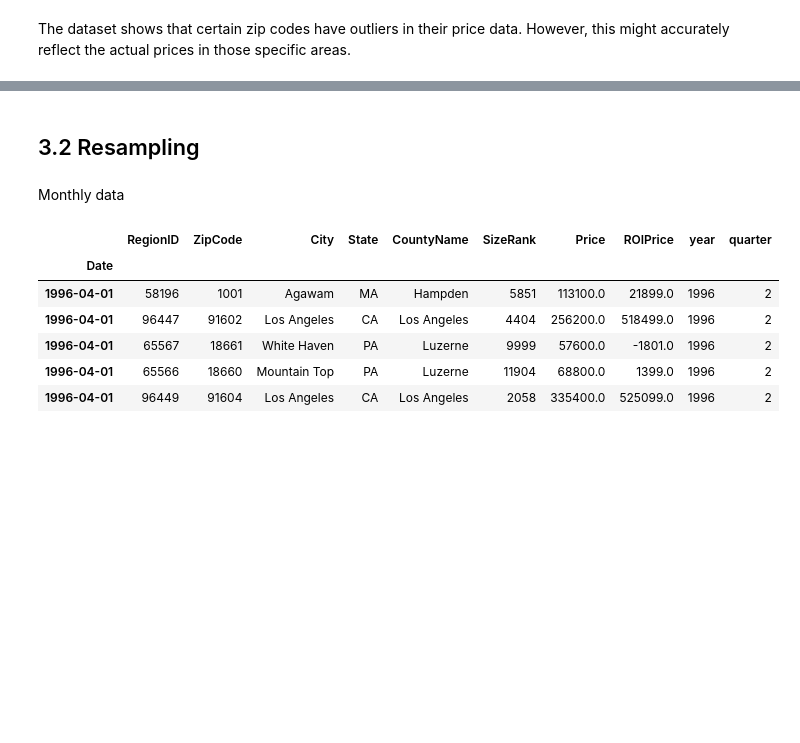
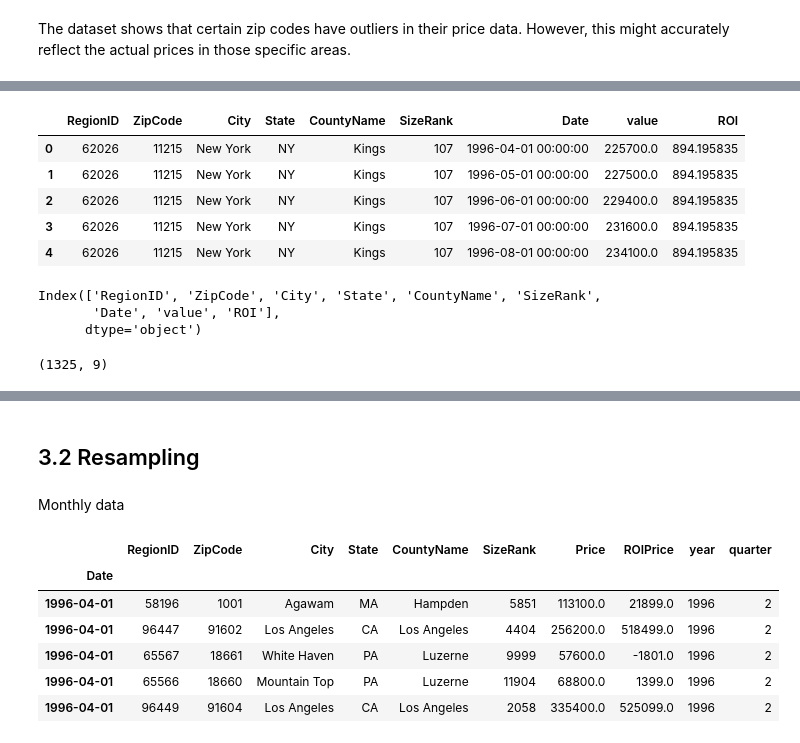
Before and after one commit to PaulMuniu/Phase-4-Group-Project, a Jupyter notebook: Student.ipynb, the cells around one changed output, grey strips where cells are left out. Cells and saved outputs as stored; diff of their text form; code cells hidden in the pictures; blank space fills up the shorter version.

```diff
--- a/Student.ipynb
+++ b/Student.ipynb
@@ -411,0 +328,20 @@ The dataset shows that certain zip codes have outliers in their price data. Howe
+# %%
+data = pd.merge(df, top_5_zipcodes, on='ZipCode')
+data.head()
+# %% [output]
+|  | RegionID | ZipCode | City | State | CountyName | SizeRank | Date | value | ROI |
+| 0 | 62026 | 11215 | New York | NY | Kings | 107 | 1996-04-01 00:00:00 | 225700.0 | 894.195835 |
+| 1 | 62026 | 11215 | New York | NY | Kings | 107 | 1996-05-01 00:00:00 | 227500.0 | 894.195835 |
+| 2 | 62026 | 11215 | New York | NY | Kings | 107 | 1996-06-01 00:00:00 | 229400.0 | 894.195835 |
+| 3 | 62026 | 11215 | New York | NY | Kings | 107 | 1996-07-01 00:00:00 | 231600.0 | 894.195835 |
+| 4 | 62026 | 11215 | New York | NY | Kings | 107 | 1996-08-01 00:00:00 | 234100.0 | 894.195835 |
+# %%
+data.columns
+# %% [output]
+Index(['RegionID', 'ZipCode', 'City', 'State', 'CountyName', 'SizeRank',
+       'Date', 'value', 'ROI'],
+      dtype='object')
+# %%
+data.shape
+# %% [output]
+(1325, 9)
```
Also changed, not shown: parts of 46 cells of this notebook.
